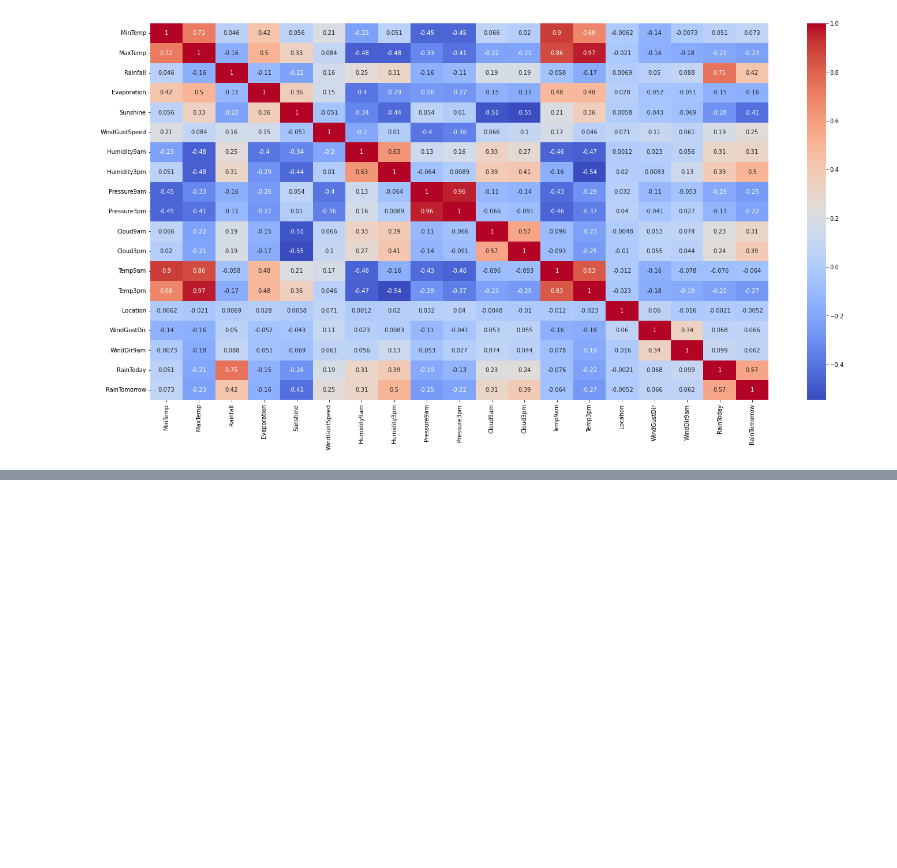
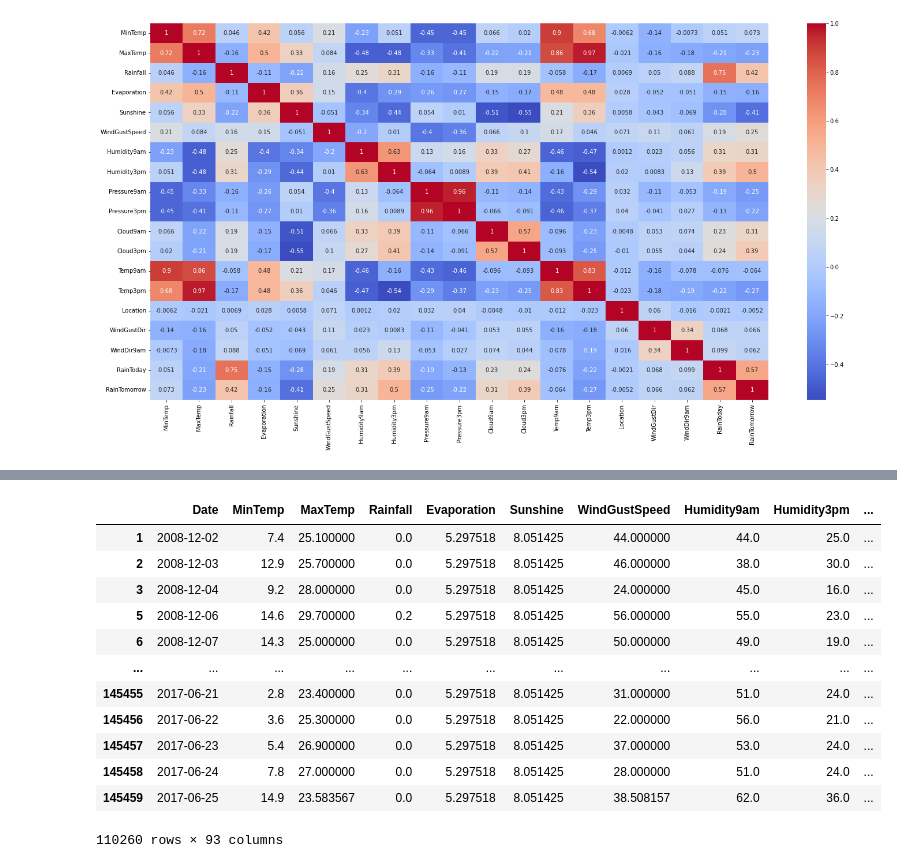
Before and after one commit to yagiz35/Xgboost-Karar-Agaclari-Kullanarak-Rain-In-Austuralia-data-setine-makine-ogrenmesi-uygulamas-, a Jupyter notebook: Untitled1.ipynb, the cells around one changed output, grey strips where cells are left out. Saved outputs shown, nothing was run; the diff lists cells and outputs as text; code cells hidden in the pictures; blank space fills up the shorter version.

```diff
--- a/Untitled1.ipynb
+++ b/Untitled1.ipynb
@@ -223,0 +236,4 @@ plt.show()
+# %%
+data = pd.concat([data, df_dummy2], axis=1)
+# %%
+df_dummy3 = pd.get_dummies(data["Location"],prefix = "Location", drop_first = "True")
@@ -223,0 +261,16 @@ plt.show()
+# %%
+data.drop(columns = ["RainTomorrow", "RainToday"], axis = 1)
+# %% [output]
+|  | Date | MinTemp | MaxTemp | Rainfall | Evaporation | Sunshine | WindGustSpeed | Humidity9am | Humidity3pm | ... |
+| 1 | 2008-12-02 | 7.4 | 25.100000 | 0.0 | 5.297518 | 8.051425 | 44.000000 | 44.0 | 25.0 | ... |
+| 2 | 2008-12-03 | 12.9 | 25.700000 | 0.0 | 5.297518 | 8.051425 | 46.000000 | 38.0 | 30.0 | ... |
+| 3 | 2008-12-04 | 9.2 | 28.000000 | 0.0 | 5.297518 | 8.051425 | 24.000000 | 45.0 | 16.0 | ... |
+| 5 | 2008-12-06 | 14.6 | 29.700000 | 0.2 | 5.297518 | 8.051425 | 56.000000 | 55.0 | 23.0 | ... |
+| 6 | 2008-12-07 | 14.3 | 25.000000 | 0.0 | 5.297518 | 8.051425 | 50.000000 | 49.0 | 19.0 | ... |
+| ... | ... | ... | ... | ... | ... | ... | ... | ... | ... | ... |
+| 145455 | 2017-06-21 | 2.8 | 23.400000 | 0.0 | 5.297518 | 8.051425 | 31.000000 | 51.0 | 24.0 | ... |
+| 145456 | 2017-06-22 | 3.6 | 25.300000 | 0.0 | 5.297518 | 8.051425 | 22.000000 | 56.0 | 21.0 | ... |
+| 145457 | 2017-06-23 | 5.4 | 26.900000 | 0.0 | 5.297518 | 8.051425 | 37.000000 | 53.0 | 24.0 | ... |
+| 145458 | 2017-06-24 | 7.8 | 27.000000 | 0.0 | 5.297518 | 8.051425 | 28.000000 | 51.0 | 24.0 | ... |
+| 145459 | 2017-06-25 | 14.9 | 23.583567 | 0.0 | 5.297518 | 8.051425 | 38.508157 | 62.0 | 36.0 | ... |
+110260 rows × 93 columns
```
Also changed, not shown: parts of 12 cells of this notebook.
